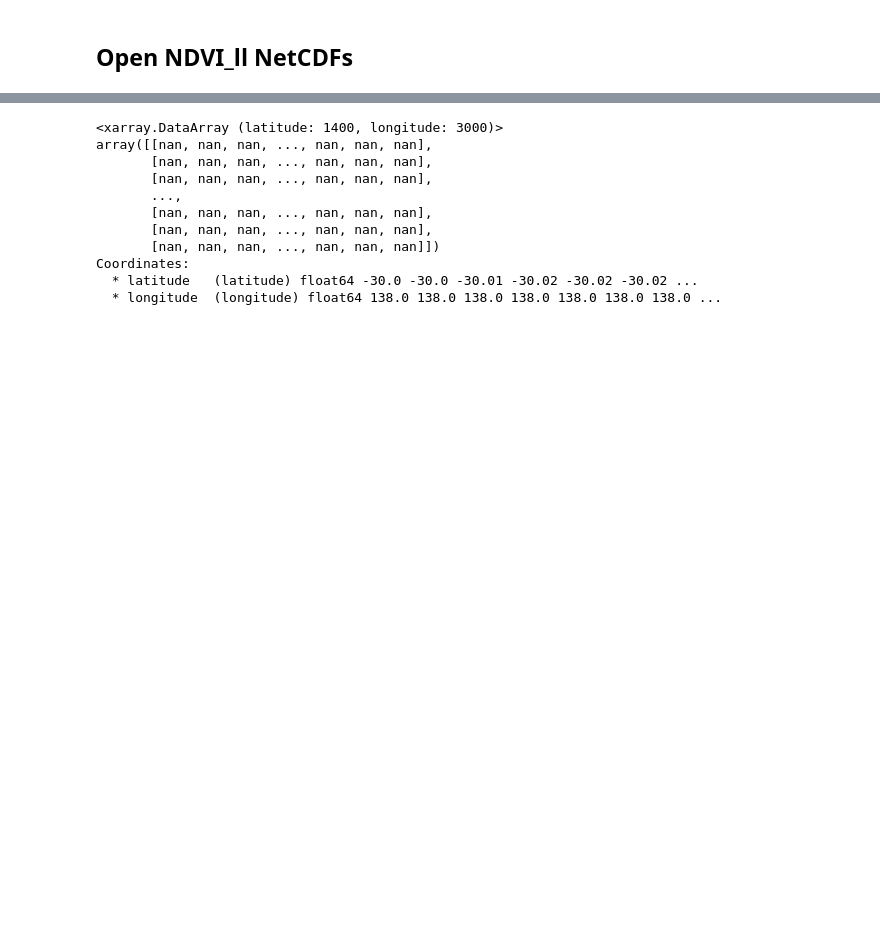
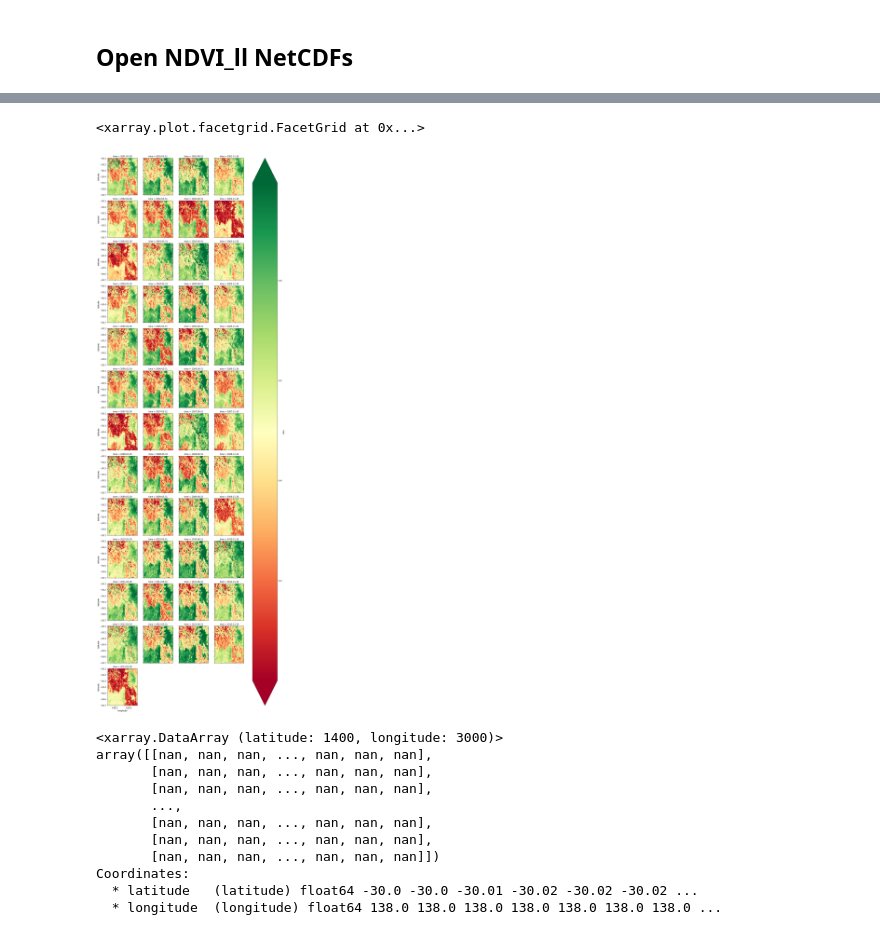
Before and after one commit to ozewex/team-drip, a Jupyter notebook: notebooks/jenswork/3.0_jbw_read_plot_ndvi_ll.ipynb, the cells around one changed output, grey strips where cells are left out. Saved outputs shown, nothing was run; the diff lists cells and outputs as text; code cells hidden in the pictures; blank space fills up the shorter version.

```diff
--- a/notebooks/jenswork/3.0_jbw_read_plot_ndvi_ll.ipynb
+++ b/notebooks/jenswork/3.0_jbw_read_plot_ndvi_ll.ipynb
@@ -66,0 +71,4 @@ img.plot.imshow(robust=True)
+# %%
+sub_rs=sub.resample(time='Q-NOV').mean(dim='time')
+# sub_rs=sub.resample(time='time.season').mean(dim='time')
+sub_rs
@@ -67,3 +84,8 @@ img.plot.imshow(robust=True)
+# %%
+sub_rs.ndvi.plot.imshow(col='time', robust=True,col_wrap=4,cmap='RdYlGn')
+# %% [output]
+<xarray.plot.facetgrid.FacetGrid at 0x...>
+[figure, added]
 # %%
 out.diff('time').plot.imshow(col='time', robust=True)
 # %% [output]
```
Also changed, not shown: parts of 8 cells of this notebook, 2 other files.
